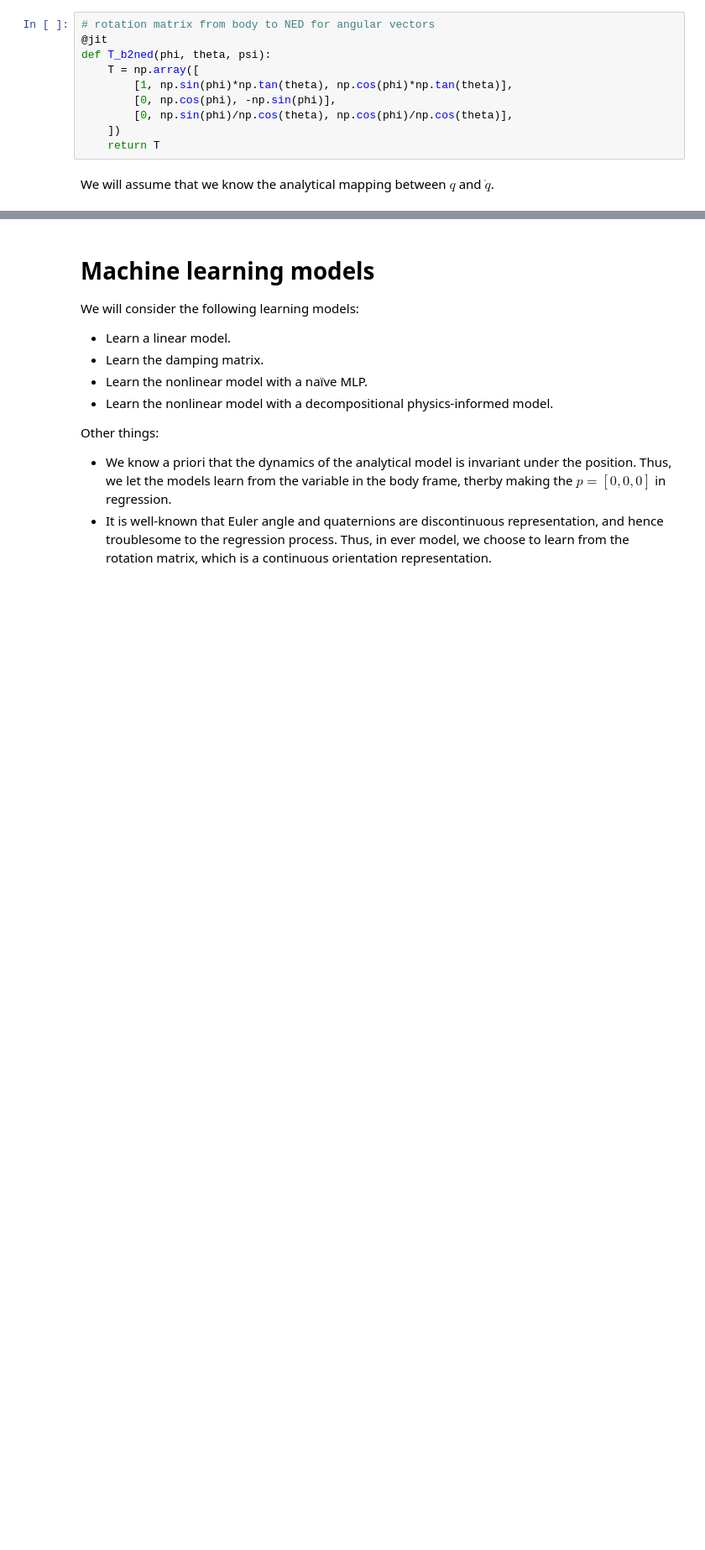
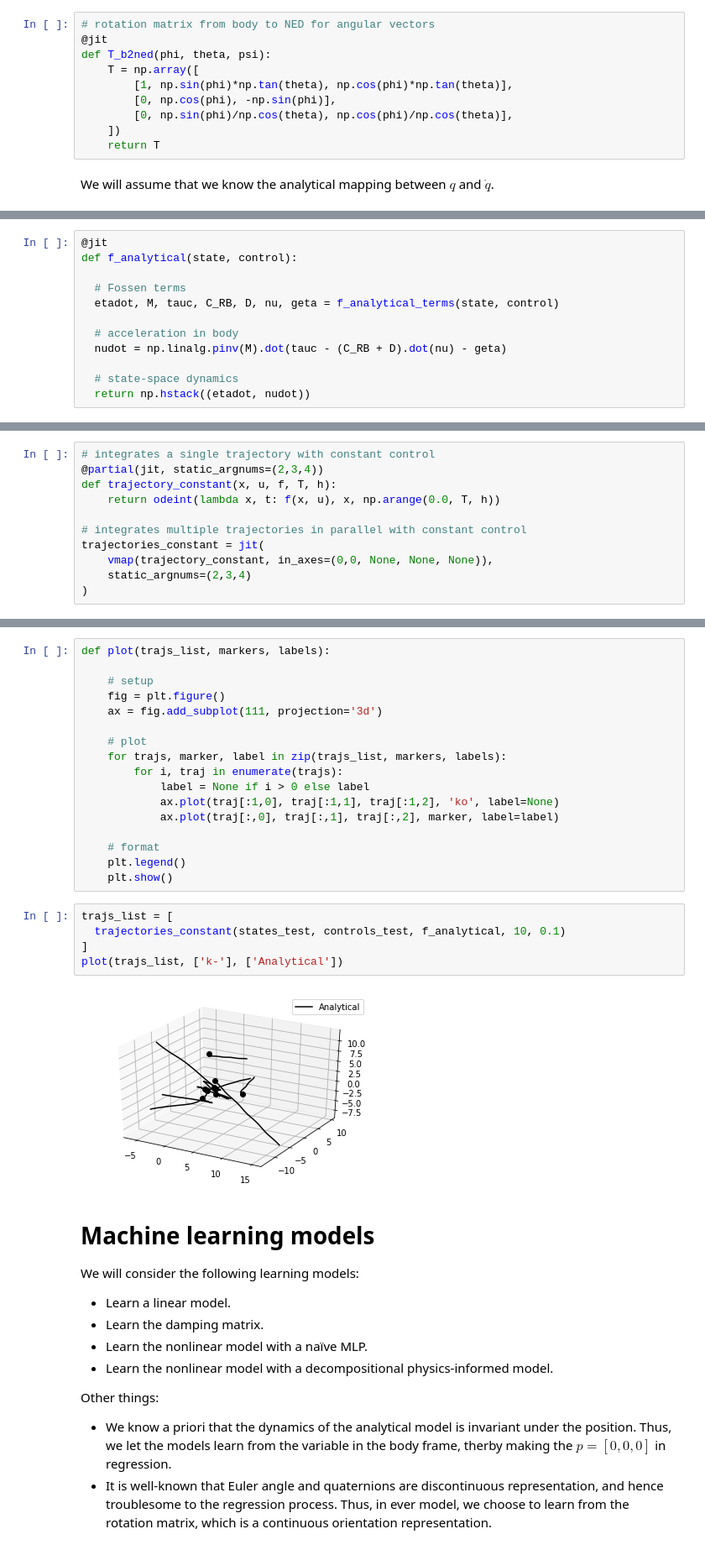
Before and after one commit to cisprague/bts-2021, a Jupyter notebook: bts-2021.ipynb, the cells around one changed output, grey strips where cells are left out. Shown at 84% size. Saved outputs shown, nothing was run; the diff lists cells and outputs as text; blank space fills up the shorter version.

```diff
--- a/bts-2021.ipynb
+++ b/bts-2021.ipynb
@@ -308,0 +309,12 @@ def f_analytical(state, control):
+# %%
+@jit
+def f_analytical(state, control):
+
+  # Fossen terms
+  etadot, M, tauc, C_RB, D, nu, geta = f_analytical_terms(state, control)
+
+  # acceleration in body
+  nudot = np.linalg.pinv(M).dot(tauc - (C_RB + D).dot(nu) - geta)
+
+  # state-space dynamics
+  return np.hstack((etadot, nudot))
@@ -308,0 +329,11 @@ def f_analytical(state, control):
+# %%
+# integrates a single trajectory with constant control
+@partial(jit, static_argnums=(2,3,4))
+def trajectory_constant(x, u, f, T, h):
+    return odeint(lambda x, t: f(x, u), x, np.arange(0.0, T, h))
+
+# integrates multiple trajectories in parallel with constant control
+trajectories_constant = jit(
+    vmap(trajectory_constant, in_axes=(0,0, None, None, None)),
+    static_argnums=(2,3,4)
+)
@@ -309,3 +376,27 @@ def f_analytical(state, control):
+# %%
+def plot(trajs_list, markers, labels):
+
+    # setup
+    fig = plt.figure()
+    ax = fig.add_subplot(111, projection='3d')
+
+    # plot
+    for trajs, marker, label in zip(trajs_list, markers, labels):
+        for i, traj in enumerate(trajs):
+            label = None if i > 0 else label
+            ax.plot(traj[:1,0], traj[:1,1], traj[:1,2], 'ko', label=None)
+            ax.plot(traj[:,0], traj[:,1], traj[:,2], marker, label=label)
+
+    # format
+    plt.legend()
+    plt.show()
+# %%
+trajs_list = [
+  trajectories_constant(states_test, controls_test, f_analytical, 10, 0.1)
+]
+plot(trajs_list, ['k-'], ['Analytical'])
+# %% [output]
+[figure, added]
 # %% [markdown]
 # Machine learning models
 
```
Also changed, not shown: parts of 50 cells of this notebook.
